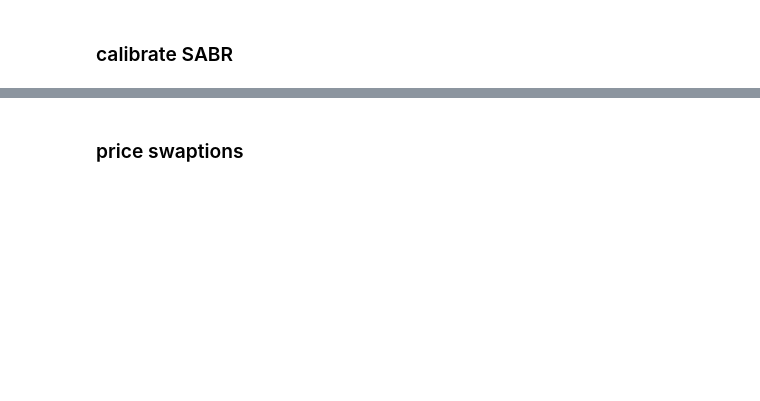
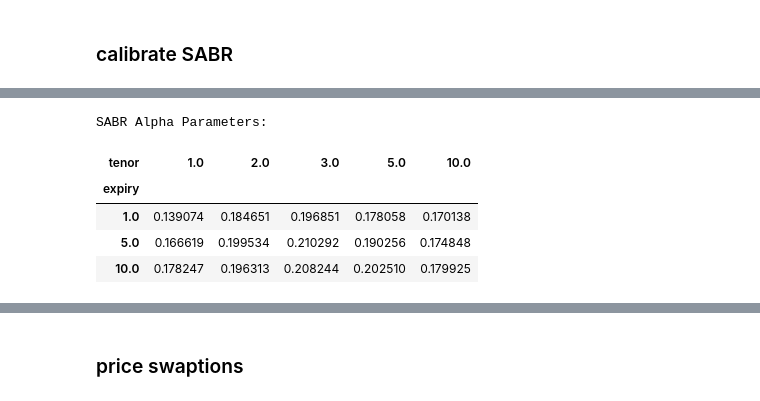
Before and after one commit to andreignatius/fixed-income, a Jupyter notebook: swaption_calibration/jos_part_2.ipynb, the cells around one changed output, grey strips where cells are left out. Cells and saved outputs as stored; diff of their text form; code cells hidden in the pictures; blank space fills up the shorter version.

```diff
--- a/swaption_calibration/jos_part_2.ipynb
+++ b/swaption_calibration/jos_part_2.ipynb
@@ -352,2 +487,33 @@ DDM Beta Parameters:
 # %% [markdown]
 ### calibrate SABR
+# %%
+# standardization, reuse eko
+def SABR_model(F, K, T, alpha, beta, rho, nu):
+    X = K
+    # if K is at-the-money-forward
+    if abs(F - K) < 1e-12:
+        numer1 = (((1 - beta) ** 2) / 24) * alpha * alpha / (F ** (2 - 2 * beta))
+        numer2 = 0.25 * rho * beta * nu * alpha / (F ** (1 - beta))
+        numer3 = ((2 - 3 * rho * rho) / 24) * nu * nu
+        VolAtm = alpha * (1 + (numer1 + numer2 + numer3) * T) / (F ** (1 - beta))
+        sabrsigma = VolAtm
+    else:
+        z = (nu / alpha) * ((F * X) ** (0.5 * (1 - beta))) * np.log(F / X)
+        zhi = np.log((((1 - 2 * rho * z + z * z) ** 0.5) + z - rho) / (1 - rho))
+        numer1 = (((1 - beta) ** 2) / 24) * ((alpha * alpha) / ((F * X) ** (1 - beta)))
+        numer2 = 0.25 * rho * beta * nu * alpha / ((F * X) ** ((1 - beta) / 2))
+        numer3 = ((2 - 3 * rho * rho) / 24) * nu * nu
+        numer = alpha * (1 + (numer1 + numer2 + numer3) * T) * z
+        denom1 = ((1 - beta) ** 2 / 24) * (np.log(F / X)) ** 2
+        denom2 = (((1 - beta) ** 4) / 1920) * ((np.log(F / X)) ** 4)
+        denom = ((F * X) ** ((1 - beta) / 2)) * (1 + denom1 + denom2) * zhi
+        sabrsigma = numer / denom
+
+    return sabrsigma
+
+
+def calculate_SABR_vol_err(x, strikes, vols, F, T, beta):
+    err = 0.0
+    for i, vol in enumerate(vols):
+        err += (vol - SABR_model(F, strikes[i], T, x[0], beta, x[1], x[2])) ** 2
+    return err
@@ -353,0 +595,21 @@ DDM Beta Parameters:
+# %%
+df_sabr_parameters = pd.DataFrame(
+    sabr_parameters.values(), index=sabr_parameters.keys()
+)
+df_sabr_parameters.index.name = "Swaption"
+df_sabr_alpha = df_sabr_parameters.pivot(
+    index="expiry", columns="tenor", values="alpha"
+)
+df_sabr_beta = df_sabr_parameters.pivot(index="expiry", columns="tenor", values="beta")
+df_sabr_rho = df_sabr_parameters.pivot(index="expiry", columns="tenor", values="rho")
+df_sabr_nu = df_sabr_parameters.pivot(index="expiry", columns="tenor", values="nu")
+# %%
+print("SABR Alpha Parameters:")
+df_sabr_alpha
+# %% [output]
+SABR Alpha Parameters:
+| tenor | 1.0 | 2.0 | 3.0 | 5.0 | 10.0 |
+| expiry |  |  |  |  |  |
+| 1.0 | 0.139074 | 0.184651 | 0.196851 | 0.178058 | 0.170138 |
+| 5.0 | 0.166619 | 0.199534 | 0.210292 | 0.190256 | 0.174848 |
+| 10.0 | 0.178247 | 0.196313 | 0.208244 | 0.202510 | 0.179925 |
```
Also changed, not shown: parts of 23 cells of this notebook.
